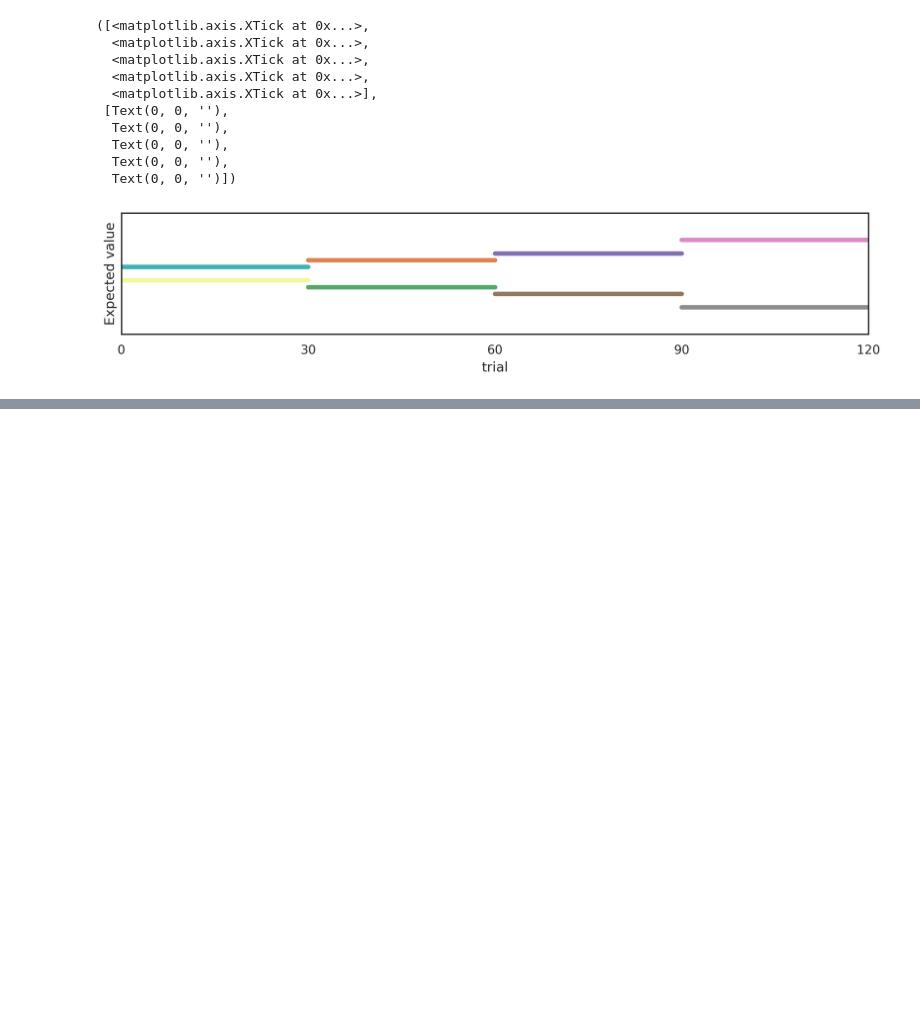
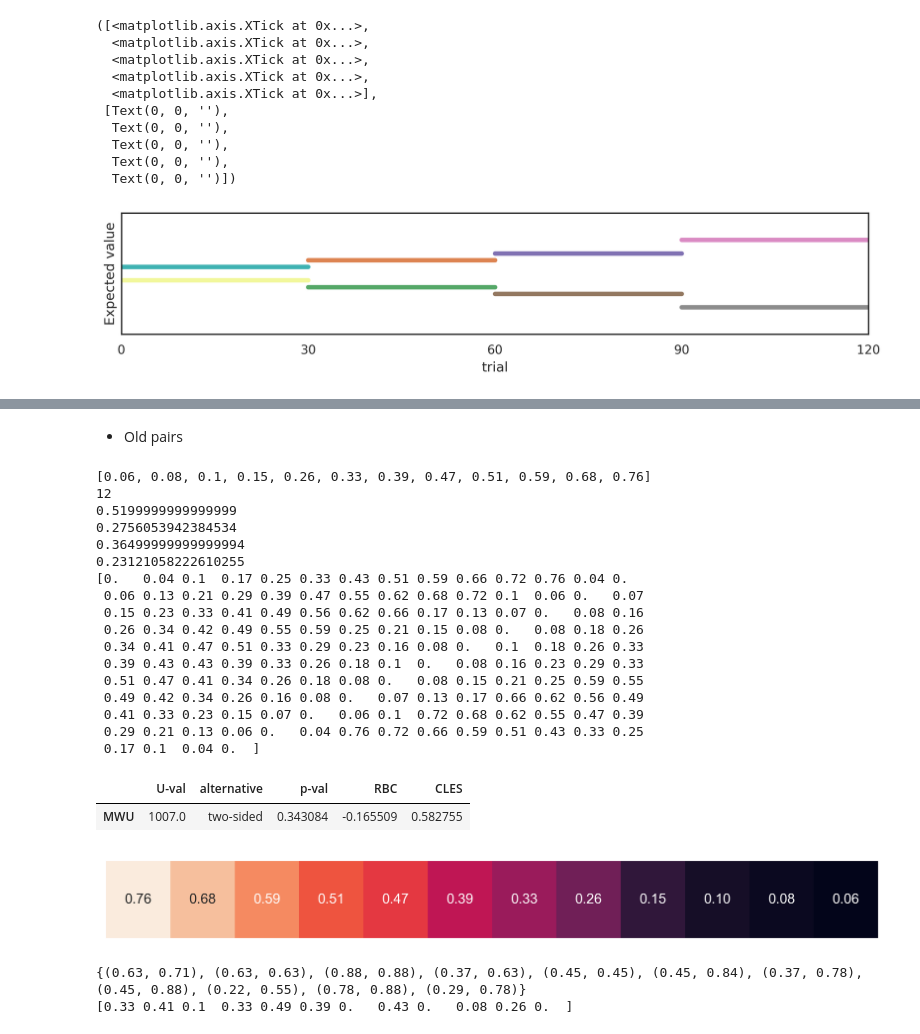
Before and after one commit to bsgarcia/SpaceRLUnity, a Jupyter notebook: Assets/Scripts/analysis/analysis.ipynb, the cells around one changed output, grey strips where cells are left out. Cells and saved outputs as stored; diff of their text form; code cells hidden in the pictures; blank space fills up the shorter version.

```diff
--- a/Assets/Scripts/analysis/analysis.ipynb
+++ b/Assets/Scripts/analysis/analysis.ipynb
@@ -207,0 +260,2 @@ plt.xticks([0, 30, 60, 90, 120])
+# %%
+deltas = [.76, .68, .56, .42, .26, .10, 0]
@@ -207,0 +317,65 @@ plt.xticks([0, 30, 60, 90, 120])
+# %% [markdown]
+* Old pairs
+# %%
+a = [(0.16, 0.84), (0.12, 0.63), (0.12, 0.88), (0.16, 0.55), (0.55, 0.63), (0.55, 0.88), (0.12, 0.71), (0.37, 0.63), (0.63, 0.78), (0.12, 0.22), (0.37, 0.84), (0.78, 0.84)]
+a = np.array(a)
+np.mean(a.flatten())
+np.std(a)
+
+dd = np.array([np.abs(x[0]-x[1]) for x in a]).round(2)
+sns.set({'figure.dpi': 300, 'figure.figsize': (10, 1)})
+sns.heatmap([sorted(dd)[::-1]], annot=True, fmt='.2f', cbar=None)
+plt.xlabel('')
+plt.ylabel('')
+plt.xticks([])
+plt.yticks([])
+sns.despine(left=True, bottom=True, right=True, top=True)
+print(sorted(dd))
+print(len(np.unique(dd)))
+print(np.mean(a.flatten()))
+print(np.std(a.flatten()))
+
+print(np.mean(dd))
+print(np.std(dd))
+
+import pingouin as pg
+print(all_deltas.flatten())
+pg.mwu(dd, all_deltas.flatten())
+# pg.mwu(a.flatten(), np.array(list(itertools.combinations_with_replacement(p, 2))).flatten())
+# %% [output]
+[0.06, 0.08, 0.1, 0.15, 0.26, 0.33, 0.39, 0.47, 0.51, 0.59, 0.68, 0.76]
+12
+0.5199999999999999
+0.2756053942384534
+0.36499999999999994
+0.23121058222610255
+[0.   0.04 0.1  0.17 0.25 0.33 0.43 0.51 0.59 0.66 0.72 0.76 0.04 0.
+ 0.06 0.13 0.21 0.29 0.39 0.47 0.55 0.62 0.68 0.72 0.1  0.06 0.   0.07
+ 0.15 0.23 0.33 0.41 0.49 0.56 0.62 0.66 0.17 0.13 0.07 0.   0.08 0.16
+ 0.26 0.34 0.42 0.49 0.55 0.59 0.25 0.21 0.15 0.08 0.   0.08 0.18 0.26
+ 0.34 0.41 0.47 0.51 0.33 0.29 0.23 0.16 0.08 0.   0.1  0.18 0.26 0.33
+ 0.39 0.43 0.43 0.39 0.33 0.26 0.18 0.1  0.   0.08 0.16 0.23 0.29 0.33
+ 0.51 0.47 0.41 0.34 0.26 0.18 0.08 0.   0.08 0.15 0.21 0.25 0.59 0.55
+ 0.49 0.42 0.34 0.26 0.16 0.08 0.   0.07 0.13 0.17 0.66 0.62 0.56 0.49
+ 0.41 0.33 0.23 0.15 0.07 0.   0.06 0.1  0.72 0.68 0.62 0.55 0.47 0.39
+ 0.29 0.21 0.13 0.06 0.   0.04 0.76 0.72 0.66 0.59 0.51 0.43 0.33 0.25
+ 0.17 0.1  0.04 0.  ]
+|  | U-val | alternative | p-val | RBC | CLES |
+| MWU | 1007.0 | two-sided | 0.343084 | -0.165509 | 0.582755 |
+[figure, added]
+# %%
+
+seed = 56648
+pairs = set(list(itertools.combinations_with_replacement(p, 2)))
+pairs = np.array(list(pairs))
+# sample 12 representative values from pairs
+idx = np.random.randint(0, len(pairs), 12)
+pairs = pairs[idx]
+print(set(list([tuple(x) for x in pairs])))
+dd = np.array([np.abs(x[0]-x[1]) for x in pairs]).round(2)
+print(dd)
+#plot heatmap of deltas
+# sns.heatmap([np.abs(pairs[:,0]-pairs[:,1])], annot=True, fmt='.2f')
+# %% [output]
+{(0.63, 0.71), (0.63, 0.63), (0.88, 0.88), (0.37, 0.63), (0.45, 0.45), (0.45, 0.84), (0.37, 0.78), (0.45, 0.88), (0.22, 0.55), (0.78, 0.88), (0.29, 0.78)}
+[0.33 0.41 0.1  0.33 0.49 0.39 0.   0.43 0.   0.08 0.26 0.  ]
```
Also changed, not shown: parts of 7 cells of this notebook, 14 other files.
